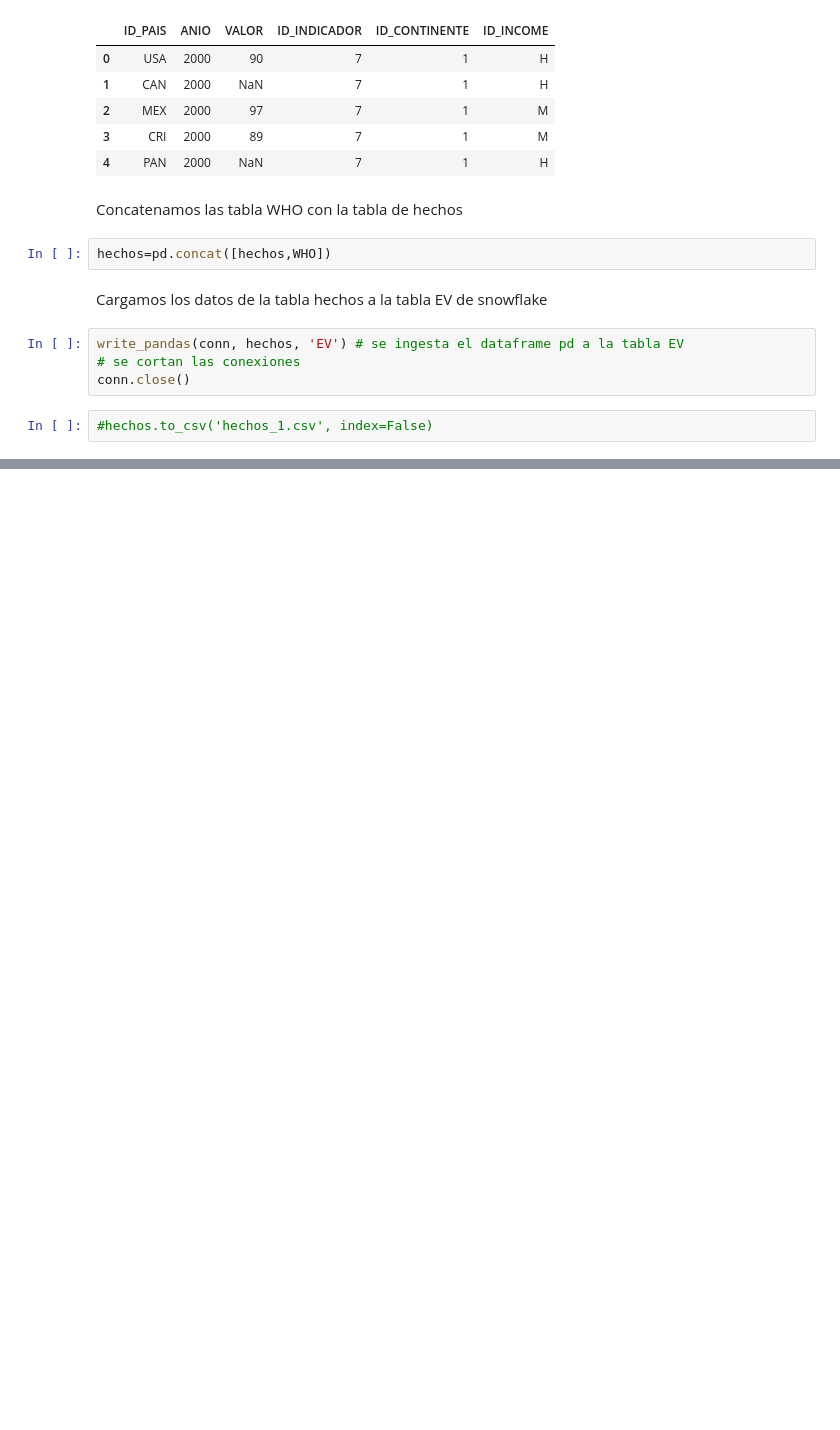
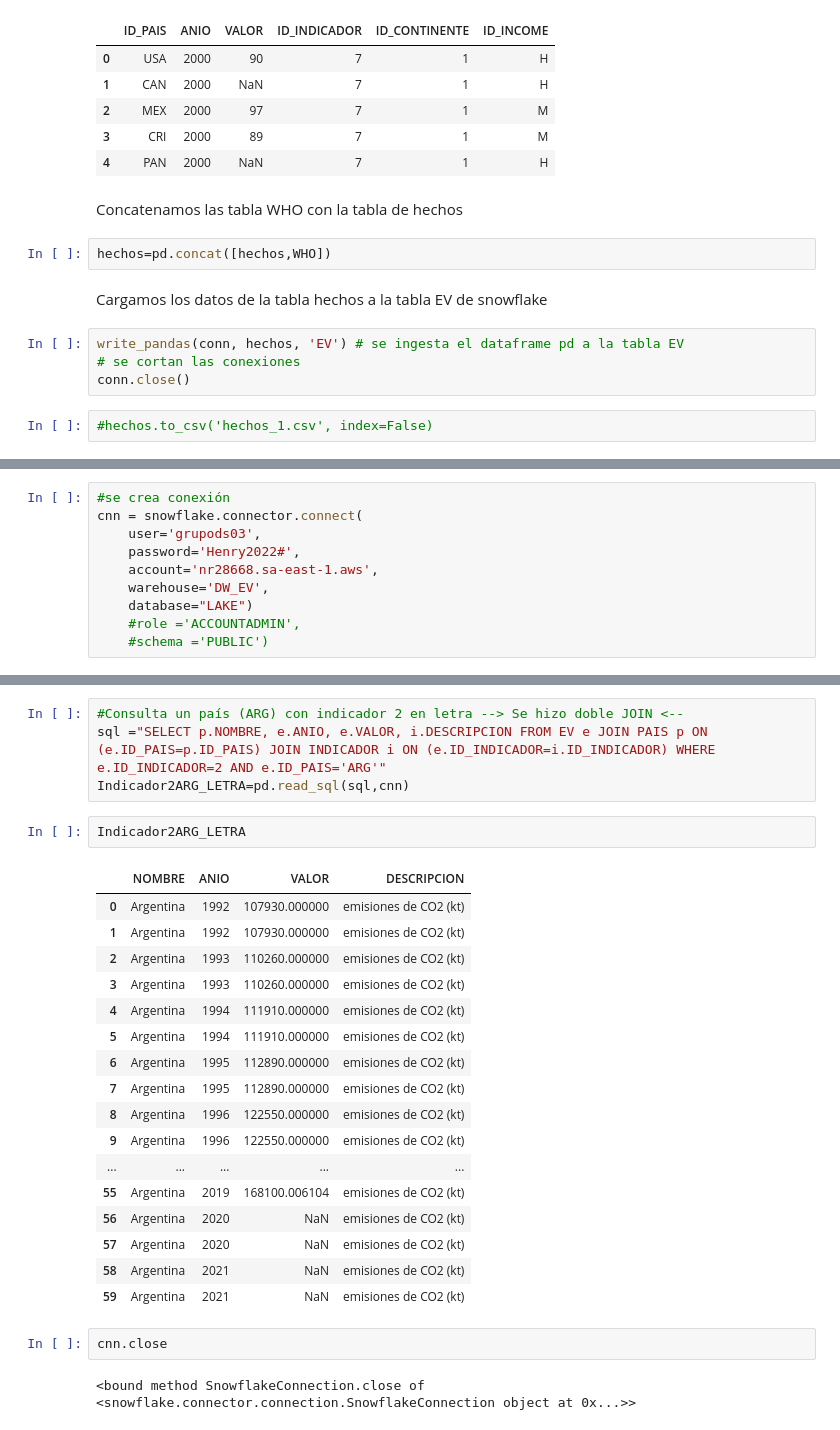
Before and after one commit to grupohenryds03/esperanza_vida, a Jupyter notebook: snowflake_DataLake.ipynb, the cells around one changed output, grey strips where cells are left out. Cells and saved outputs as stored; diff of their text form; blank space fills up the shorter version.

```diff
--- a/snowflake_DataLake.ipynb
+++ b/snowflake_DataLake.ipynb
@@ -483,0 +486,10 @@ conn.close()
+# %%
+#se crea conexión
+cnn = snowflake.connector.connect(
+    user='grupods03',
+    password='Henry2022#',
+    account='nr28668.sa-east-1.aws',
+    warehouse='DW_EV',
+    database="LAKE")
+    #role ='ACCOUNTADMIN',
+    #schema ='PUBLIC')
@@ -483,0 +519,28 @@ conn.close()
+# %%
+#Consulta un país (ARG) con indicador 2 en letra --> Se hizo doble JOIN <--
+sql ="SELECT p.NOMBRE, e.ANIO, e.VALOR, i.DESCRIPCION FROM EV e JOIN PAIS p ON (e.ID_PAIS=p.ID_PAIS) JOIN INDICADOR i ON (e.ID_INDICADOR=i.ID_INDICADOR) WHERE e.ID_INDICADOR=2 AND e.ID_PAIS='ARG'"
+Indicador2ARG_LETRA=pd.read_sql(sql,cnn)
+# %%
+Indicador2ARG_LETRA
+# %% [output]
+|  | NOMBRE | ANIO | VALOR | DESCRIPCION |
+| 0 | Argentina | 1992 | 107930.000000 | emisiones de CO2 (kt) |
+| 1 | Argentina | 1992 | 107930.000000 | emisiones de CO2 (kt) |
+| 2 | Argentina | 1993 | 110260.000000 | emisiones de CO2 (kt) |
+| 3 | Argentina | 1993 | 110260.000000 | emisiones de CO2 (kt) |
+| 4 | Argentina | 1994 | 111910.000000 | emisiones de CO2 (kt) |
+| 5 | Argentina | 1994 | 111910.000000 | emisiones de CO2 (kt) |
+| 6 | Argentina | 1995 | 112890.000000 | emisiones de CO2 (kt) |
+| 7 | Argentina | 1995 | 112890.000000 | emisiones de CO2 (kt) |
+| 8 | Argentina | 1996 | 122550.000000 | emisiones de CO2 (kt) |
+| 9 | Argentina | 1996 | 122550.000000 | emisiones de CO2 (kt) |
+| ... | ... | ... | ... | ... |
+| 55 | Argentina | 2019 | 168100.006104 | emisiones de CO2 (kt) |
+| 56 | Argentina | 2020 | NaN | emisiones de CO2 (kt) |
+| 57 | Argentina | 2020 | NaN | emisiones de CO2 (kt) |
+| 58 | Argentina | 2021 | NaN | emisiones de CO2 (kt) |
+| 59 | Argentina | 2021 | NaN | emisiones de CO2 (kt) |
+# %%
+cnn.close
+# %% [output]
+<bound method SnowflakeConnection.close of <snowflake.connector.connection.SnowflakeConnection object at 0x...>>
```
Also changed, not shown: parts of 4 cells of this notebook, 1 other file.
